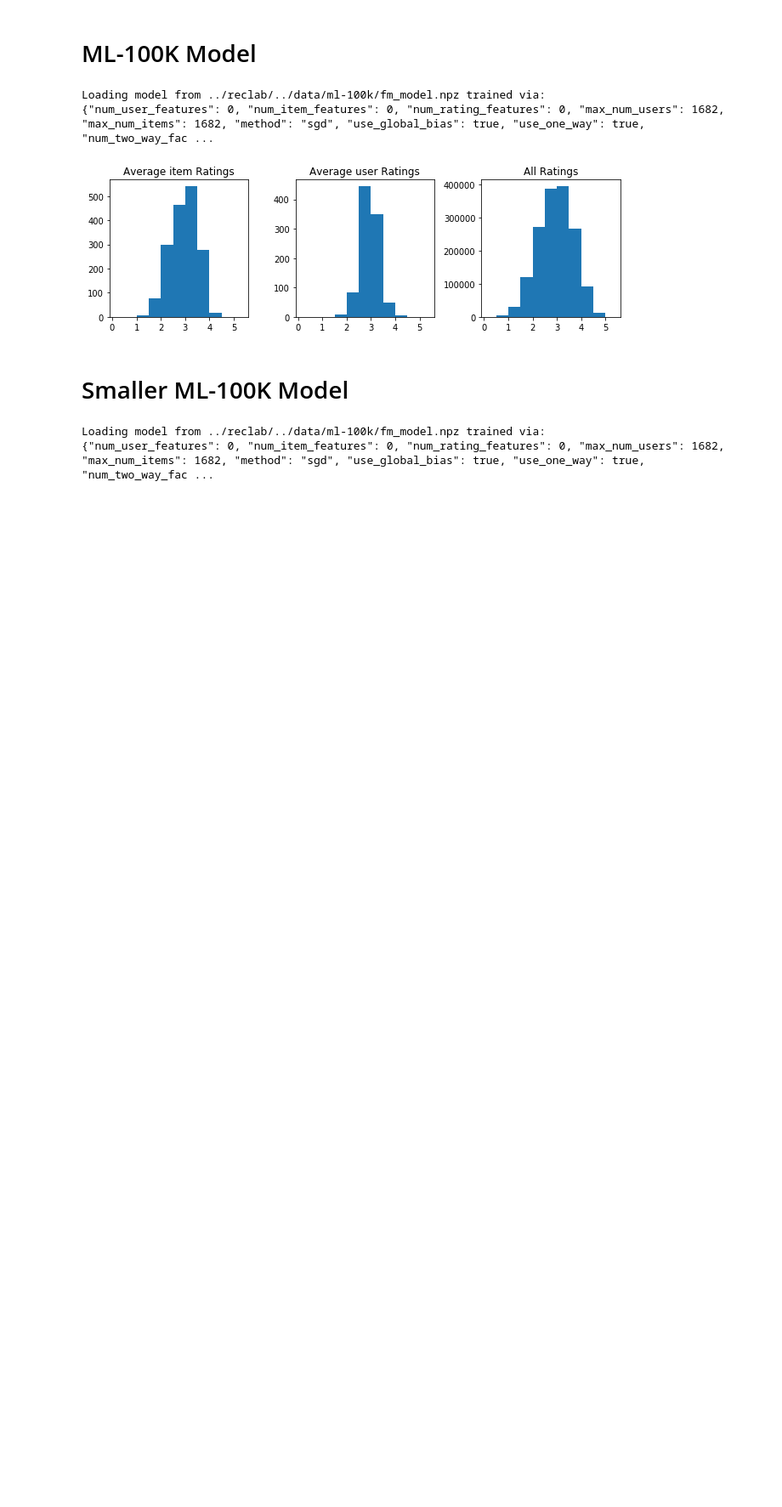
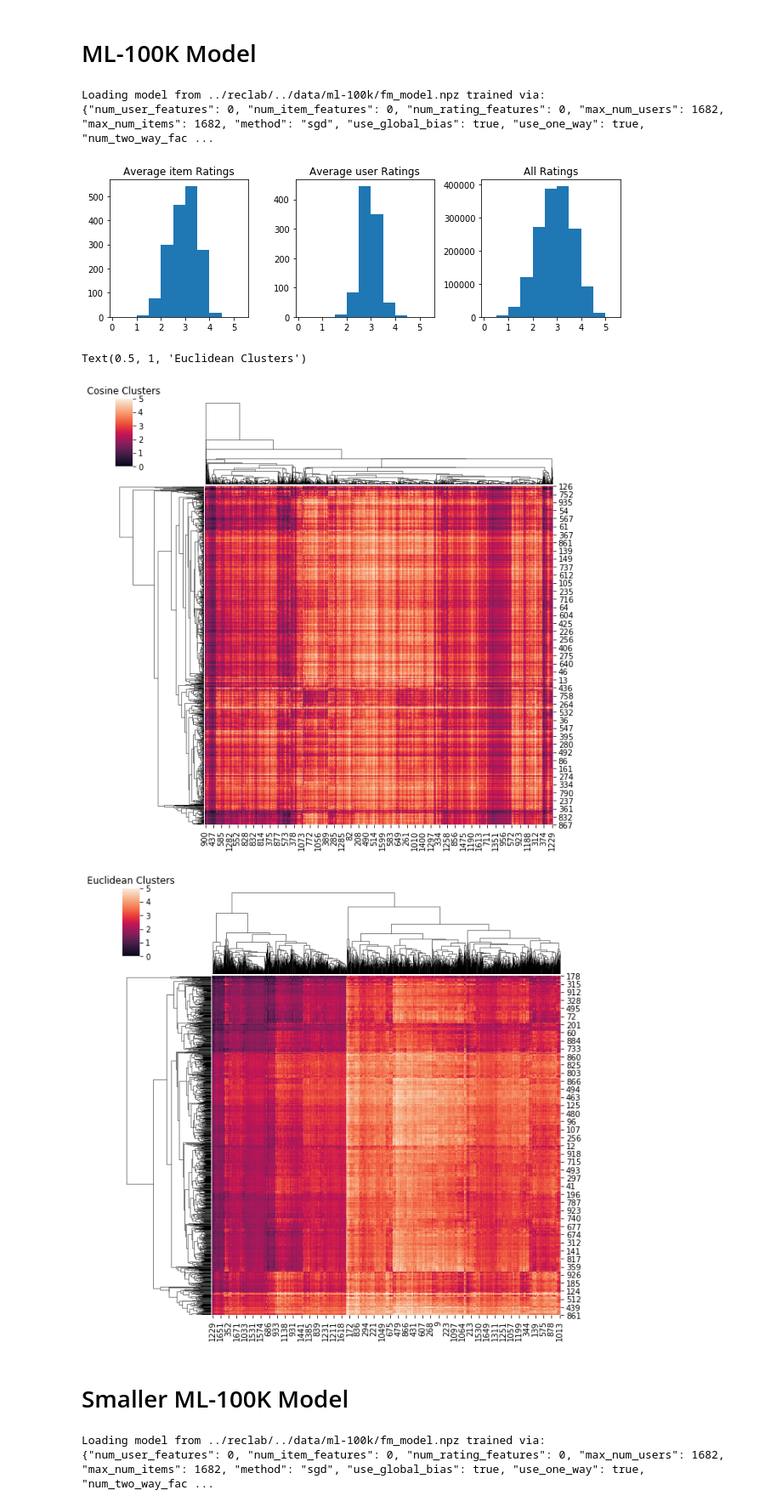
Before and after one commit to berkeley-reclab/RecLab, a Jupyter notebook: experiments/Environment-Investigations.ipynb, the cells around one changed output. Shown at 85% size. Drawn from its saved outputs; the diff is of its cells as text; code cells hidden in the pictures; blank space fills up the shorter version.

```diff
--- a/experiments/Environment-Investigations.ipynb
+++ b/experiments/Environment-Investigations.ipynb
@@ -78,6 +77,17 @@ Loading model from ../reclab/../data/ml-100k/fm_model.npz trained via:
 plot_average_rating_hists(rating_matrix)
 # %% [output]
 [figure]
+# %%
+
+sns.clustermap(rating_matrix, metric='cosine')
+plt.title('Cosine Clusters')
+
+sns.clustermap(rating_matrix)
+plt.title('Euclidean Clusters')
+# %% [output]
+Text(0.5, 1, 'Euclidean Clusters')
+[figure, added]
+[figure, added]
 # %% [markdown]
 # Smaller ML-100K Model
 # %%
```
Also changed, not shown: parts of 7 cells of this notebook, 1 other file.
